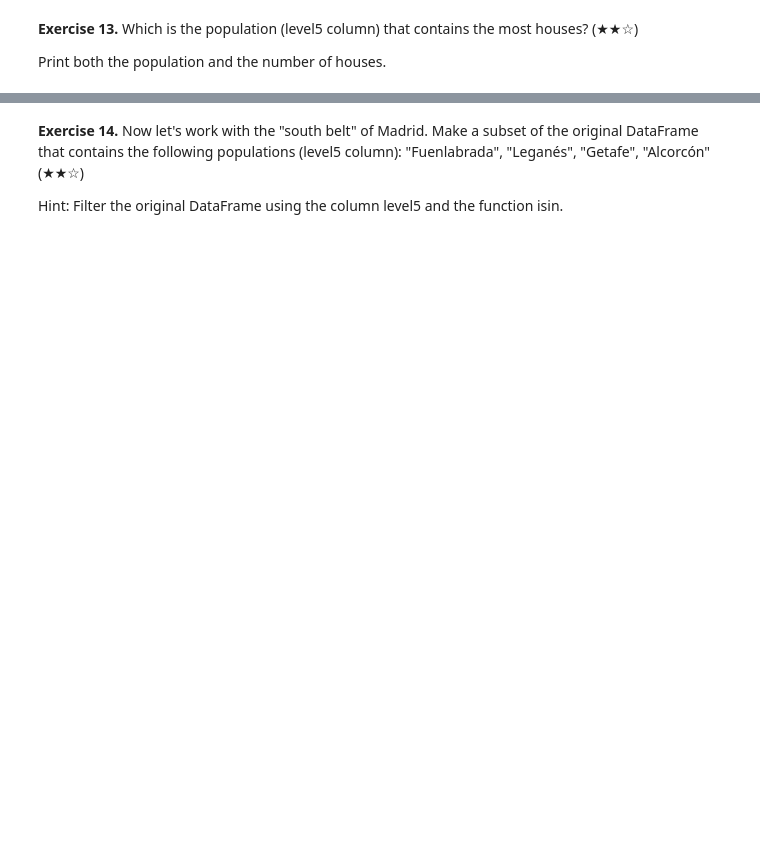
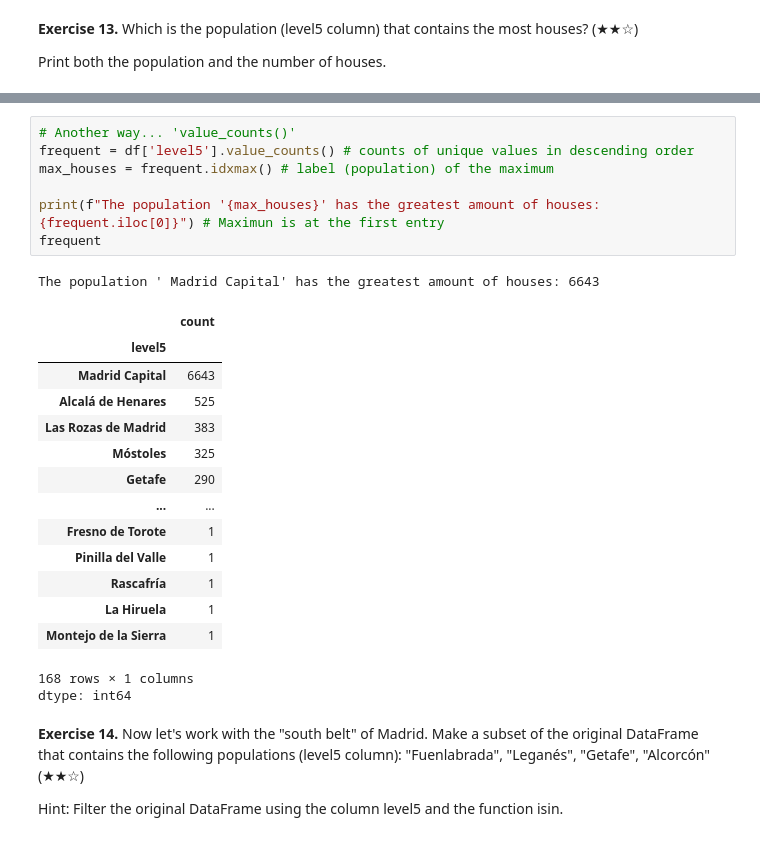
Before and after one commit to Caavlier/Proyect-RealState, a Jupyter notebook: Real_Estate_Clean_Up_Project_0.ipynb, the cells around one changed output, grey strips where cells are left out. Drawn from its saved outputs; the diff is of its cells as text; blank space fills up the shorter version.

Commit message:
Ex13: counts of unique values of populations.

```diff
--- a/Real_Estate_Clean_Up_Project_0.ipynb
+++ b/Real_Estate_Clean_Up_Project_0.ipynb
@@ -474,3 +512,27 @@ Print both the population and the number of houses.
+# %%
+# Another way... 'value_counts()'
+frequent = df['level5'].value_counts() # counts of unique values in descending order
+max_houses = frequent.idxmax() # label (population) of the maximum
+
+print(f"The population '{max_houses}' has the greatest amount of houses: {frequent.iloc[0]}") # Maximun is at the first entry
+frequent
+# %% [output]
+The population ' Madrid Capital' has the greatest amount of houses: 6643
+|  | count |
+| level5 |  |
+| Madrid Capital | 6643 |
+| Alcalá de Henares | 525 |
+| Las Rozas de Madrid | 383 |
+| Móstoles | 325 |
+| Getafe | 290 |
+| ... | ... |
+| Fresno de Torote | 1 |
+| Pinilla del Valle | 1 |
+| Rascafría | 1 |
+| La Hiruela | 1 |
+| Montejo de la Sierra | 1 |
+168 rows × 1 columns
+dtype: int64
 # %% [markdown]
 **Exercise 14.** Now let's work with the "south belt" of Madrid. Make a subset of the original DataFrame that contains the following populations (level5 column): "Fuenlabrada", "Leganés", "Getafe", "Alcorcón" (★★☆)
 
```
Also changed, not shown: parts of 3 cells of this notebook.
